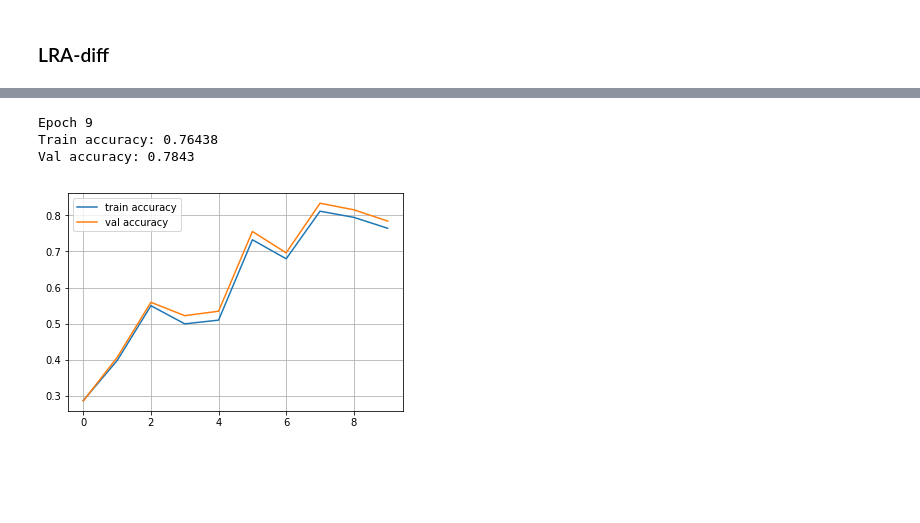
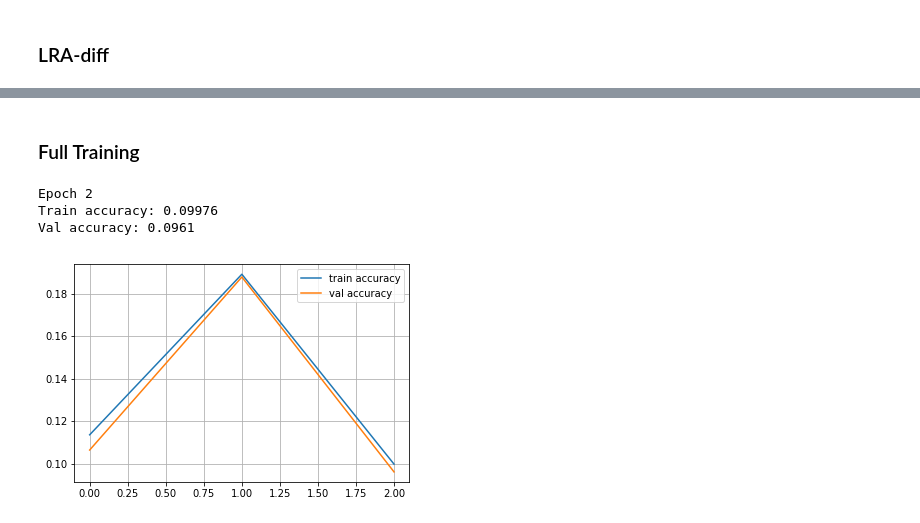
Before and after one commit to numb3r33/mltudes, a Jupyter notebook: ipynb/LRA/LRA-diff.ipynb, the cells around one changed output, grey strips where cells are left out. Drawn from its saved outputs; the diff is of its cells as text; code cells hidden in the pictures; blank space fills up the shorter version.

```diff
--- a/ipynb/LRA/LRA-diff.ipynb
+++ b/ipynb/LRA/LRA-diff.ipynb
@@ -204,7 +139,14 @@ val_log = []
 # %%
-network = []
+network  = []
+
+# layer 1
 network.append(Dense(X_train.shape[1], 100))
 network.append(ReLU())
+
+# layer 2
 network.append(Dense(100, 200))
 network.append(ReLU())
+
+# layer 3
 network.append(Dense(200, 10))
+network.append(Identity())
@@ -210,0 +316,14 @@ network.append(Dense(200, 10))
+# %%
+network  = []
+
+# layer 1
+network.append(Dense(X_train.shape[1], 100))
+network.append(ReLU())
+
+# layer 2
+network.append(Dense(100, 200))
+network.append(ReLU())
+
+# layer 3
+network.append(Dense(200, 10))
+network.append(Identity())
@@ -211,32 +363,41 @@ network.append(Dense(200, 10))
+# %% [markdown]
+### Full Training
 # %%
-for epoch in range(10):
+from IPython.display import clear_output
+
+train_log = []
+val_log   = []
+
+for epoch in range(3):
     batch_count = 0
 
-    for x_batch,y_batch in iterate_minibatches(X_train, y_train, batchsize=32, shuffle=True):
+    for x_batch, y_batch in iterate_minibatches(X_train,
+                                                y_train,
+                                                batchsize=32,
+                                                shuffle=True):
+
         W_grads, b_grads = train(network, x_batch, y_batch)
-        layer    = 0
+        layer            = 0
 
-        for l in range(2, len(network), 2):
+
+        for l in range(0, len(network), 2):
             network[l].update(W_grads[layer], b_grads[layer])
             layer += 1
-
-    print()
-    print(network[-1].weights[:10])
 
     train_log.append(np.mean(predict(network, X_train) == y_train))
     val_log.append(np.mean(predict(network, X_val) == y_val))
 
     clear_output()
     print("Epoch",epoch)
     print("Train accuracy:",train_log[-1])
     print("Val accuracy:",val_log[-1])
     plt.plot(train_log,label='train accuracy')
     plt.plot(val_log,label='val accuracy')
     plt.legend(loc='best')
     plt.grid()
     plt.show()
 # %% [output]
-Epoch 9
-Train accuracy: 0.76438
-Val accuracy: 0.7843
+Epoch 2
+Train accuracy: 0.09976
+Val accuracy: 0.0961
-[figure, old version]
+[figure, new version]
```
Also changed, not shown: parts of 16 cells of this notebook.
